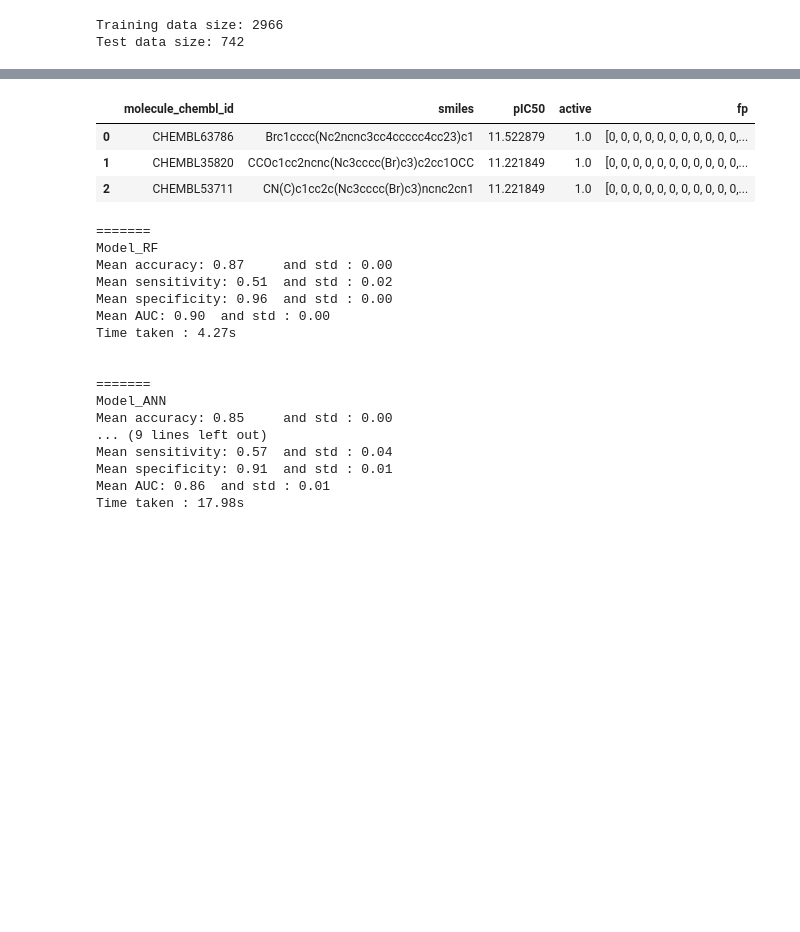
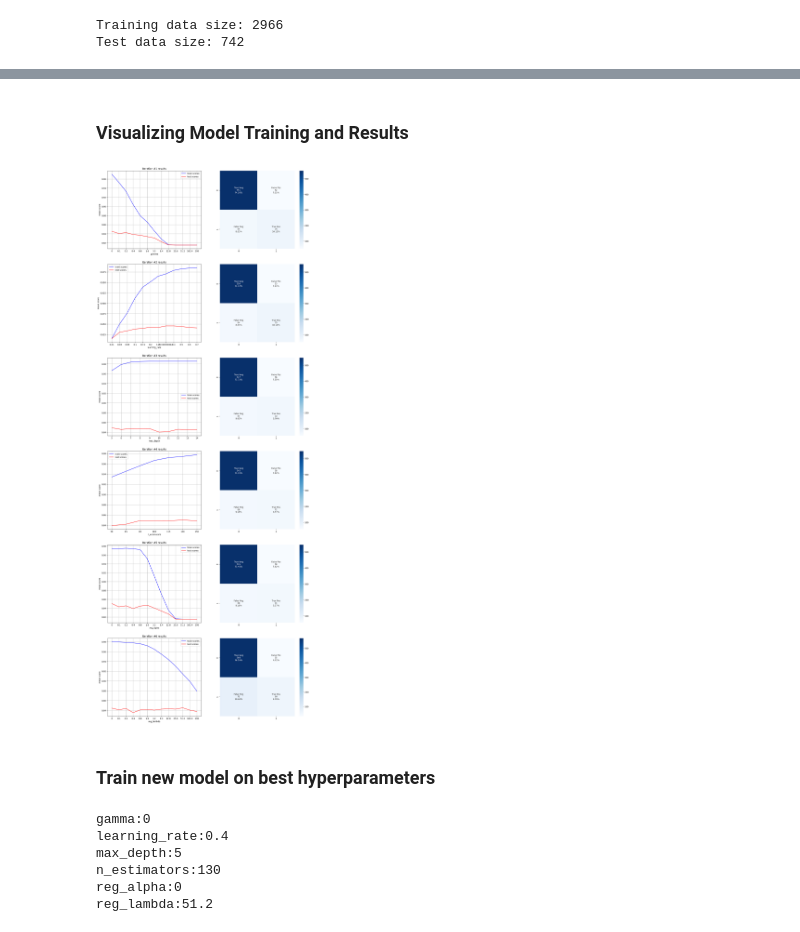
Before and after one commit to comp-med-research/pIC50_prediction, a Jupyter notebook: notebooks/XGBoost.ipynb, the cells around one changed output, grey strips where cells are left out. Drawn from its saved outputs; the diff is of its cells as text; code cells hidden in the pictures; blank space fills up the shorter version.

```diff
--- a/notebooks/XGBoost.ipynb
+++ b/notebooks/XGBoost.ipynb
@@ -518,30 +506,0 @@ compound_df = chembl_df.copy()
-# %%
-# Use Morgan fingerprint with radius 3
-compound_df["fp"] = compound_df["smiles"].apply(smiles_to_fp, args=("morgan3",))
-compound_df.head(3)
-# NBVAL_CHECK_OUTPUT
-# %% [output]
-|  | molecule_chembl_id | smiles | pIC50 | active | fp |
-| 0 | CHEMBL63786 | Brc1cccc(Nc2ncnc3cc4ccccc4cc23)c1 | 11.522879 | 1.0 | [0, 0, 0, 0, 0, 0, 0, 0, 0, 0, 0,... |
-| 1 | CHEMBL35820 | CCOc1cc2ncnc(Nc3cccc(Br)c3)c2cc1OCC | 11.221849 | 1.0 | [0, 0, 0, 0, 0, 0, 0, 0, 0, 0, 0,... |
-| 2 | CHEMBL53711 | CN(C)c1cc2c(Nc3cccc(Br)c3)ncnc2cn1 | 11.221849 | 1.0 | [0, 0, 0, 0, 0, 0, 0, 0, 0, 0, 0,... |
-# %%
-crossvalidation(model["model"], compound_df, n_folds=N_FOLDS)
-# %% [output]
-=======
-Model_RF
-Mean accuracy: 0.87     and std : 0.00
-Mean sensitivity: 0.51  and std : 0.02
-Mean specificity: 0.96  and std : 0.00
-Mean AUC: 0.90  and std : 0.00
-Time taken : 4.27s
-
-
-=======
-Model_ANN
-Mean accuracy: 0.85     and std : 0.00
-... (9 lines left out)
-Mean sensitivity: 0.57  and std : 0.04
-Mean specificity: 0.91  and std : 0.01
-Mean AUC: 0.86  and std : 0.01
-Time taken : 17.98s
@@ -597,0 +507,20 @@ plt.show();
+# %% [markdown]
+### Visualizing Model Training and Results
+# %%
+#plot ROC_AUC and confusion matrix for xgbc (maccs fp) model on train and test set
+plots_for_model()
+# %% [output]
+[figure, added]
+# %% [markdown]
+### Train new model on best hyperparameters
+# %%
+for i, model in enumerate(model_results):
+    if model != 'xgbc0':
+        print(f"{list(param_grid.keys())[i-1]}:{model_results[model]['best_params'][list(param_grid.keys())[i-1]]}")
+# %% [output]
+gamma:0
+learning_rate:0.4
+max_depth:5
+n_estimators:130
+reg_alpha:0
+reg_lambda:51.2
```
Also changed, not shown: parts of 36 cells of this notebook, 1 other file.
